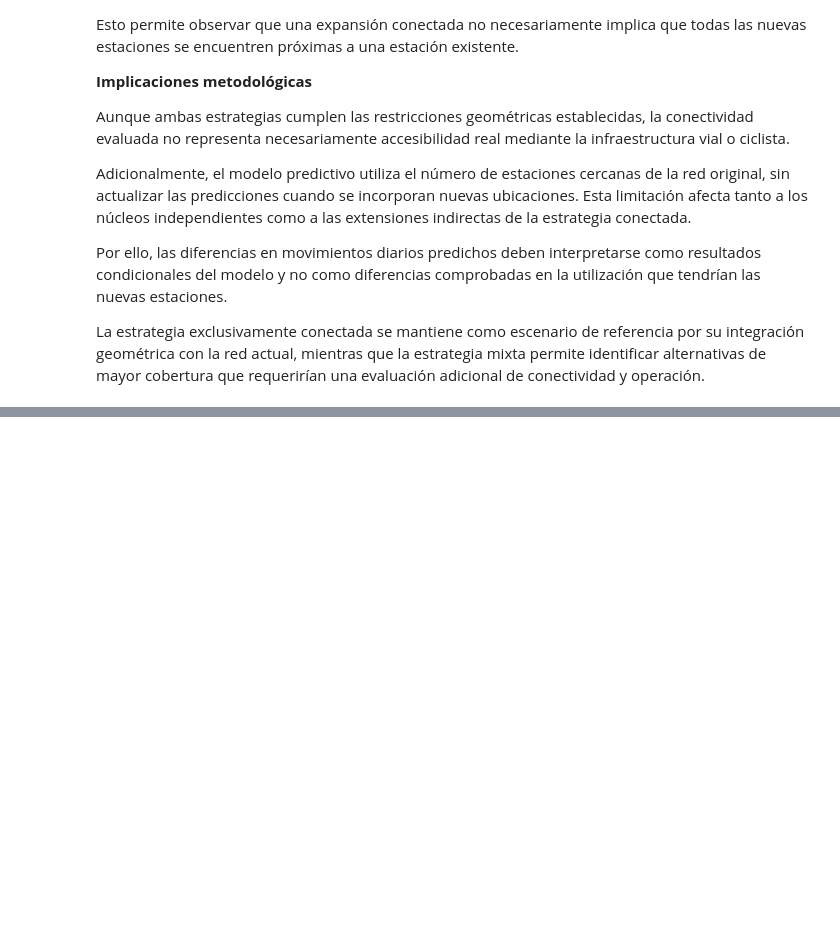
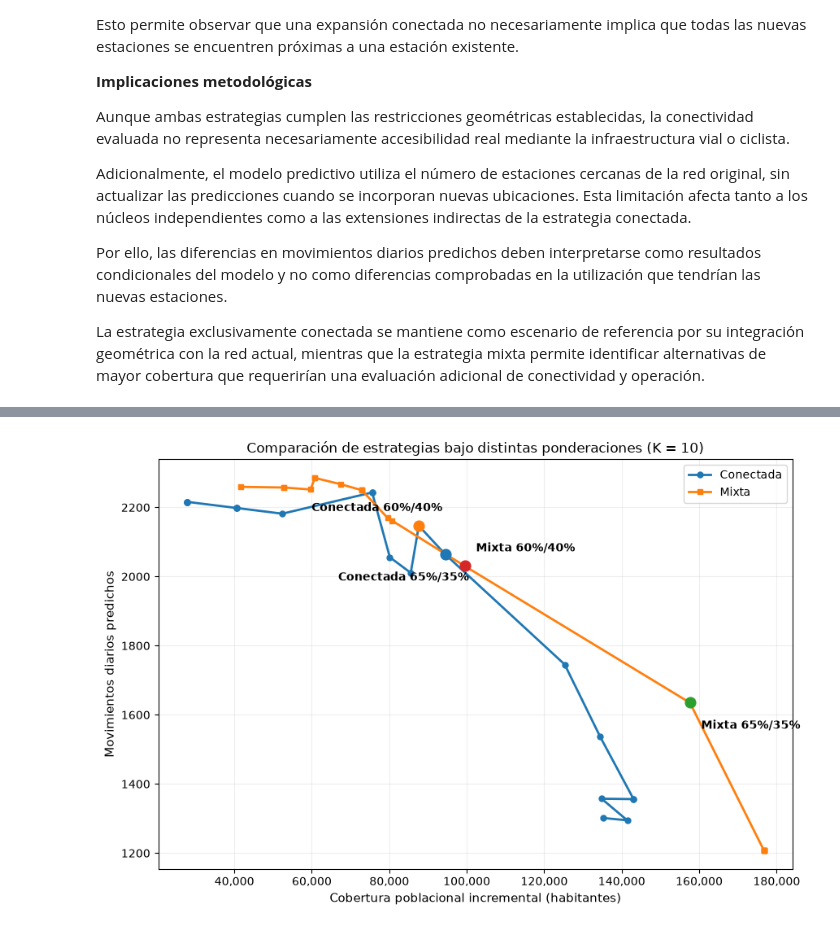
Before and after one commit to VictorHEsp/Titulacion-CD, a Jupyter notebook: notebooks/09_Optimizacion_v1.ipynb, the cells around one changed output, grey strips where cells are left out. Cells and saved outputs as stored; diff of their text form; code cells hidden in the pictures; blank space fills up the shorter version.

```diff
--- a/Notebooks/Optimizacion_v1.ipynb
+++ b/notebooks/09_Optimizacion_v1.ipynb
@@ -2864,0 +3206,88 @@ La estrategia exclusivamente conectada se mantiene como escenario de referencia
+# %%
+
+import matplotlib.pyplot as plt
+from matplotlib.ticker import FuncFormatter
+
+# FIGURA 2: Comparación de estrategias
+fig, ax = plt.subplots(figsize=(9, 6))
+
+estrategias = [
+    ("Conectada", "Poblacion conectada", "Movimientos conectada", "o"),
+    ("Mixta", "Poblacion mixta", "Movimientos mixta", "s")
+]
+
+# Dibujar ambas estrategias
+for nombre, col_pob, col_mov, marcador in estrategias:
+    ax.plot(
+        tabla_comparacion_n5[col_pob],
+        tabla_comparacion_n5[col_mov],
+        marker=marcador,
+        linewidth=2,
+        markersize=5,
+        label=nombre
+    )
+
+# Destacar únicamente los escenarios más relevantes
+desplazamientos = {
+    ("Conectada", "65%/35%"): (-95, -23),
+    ("Conectada", "60%/40%"): (-95, 13),
+    ("Mixta", "65%/35%"): (10, -23),
+    ("Mixta", "60%/40%"): (10, 13)
+}
+
+for nombre, col_pob, col_mov, marcador in estrategias:
+    for peso in ["65%/35%", "60%/40%"]:
+
+        fila = tabla_comparacion_n5.loc[
+            tabla_comparacion_n5["Pesos"] == peso
+        ].iloc[0]
+
+        x = fila[col_pob]
+        y = fila[col_mov]
+
+        ax.scatter(x, y, s=85, zorder=5)
+
+        ax.annotate(
+            f"{nombre} {peso}",
+            (x, y),
+            xytext=desplazamientos[(nombre, peso)],
+            textcoords="offset points",
+            fontsize=10,
+            fontweight="bold"
+        )
+
+# Formato
+ax.set_xlabel(
+    "Cobertura poblacional incremental (habitantes)",
+    fontsize=11
+)
+ax.set_ylabel(
+    "Movimientos diarios predichos",
+    fontsize=11
+)
+
+ax.set_title(
+    "Comparación de estrategias bajo distintas ponderaciones (K = 10)",
+    fontsize=12
+)
+
+ax.xaxis.set_major_formatter(
+    FuncFormatter(lambda x, pos: f"{x:,.0f}")
+)
+
+ax.tick_params(axis="both", labelsize=10)
+ax.grid(alpha=0.2)
+ax.legend(fontsize=10)
+
+fig.tight_layout()
+
+# Guardar imagen con buena resolución
+plt.savefig(
+    "fig_2_estrategias_legible.png",
+    dpi=300,
+    bbox_inches="tight"
+)
+
+plt.show()
+# %% [output]
+[figure, added]
```
Also changed, not shown: parts of 14 cells of this notebook, 49 other files.
